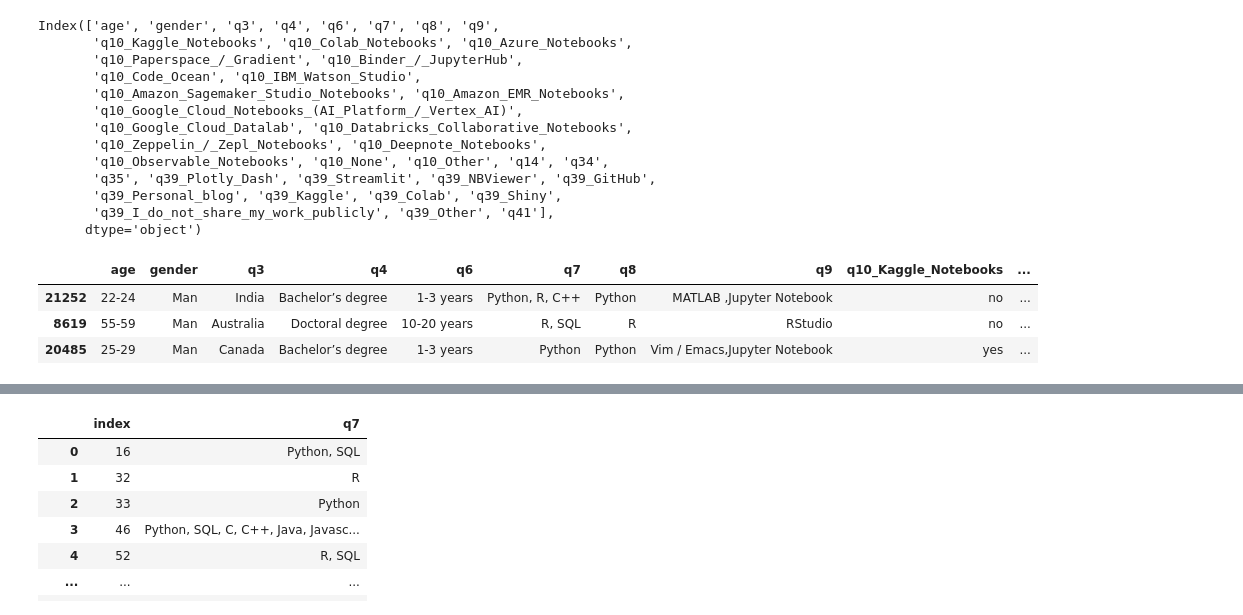
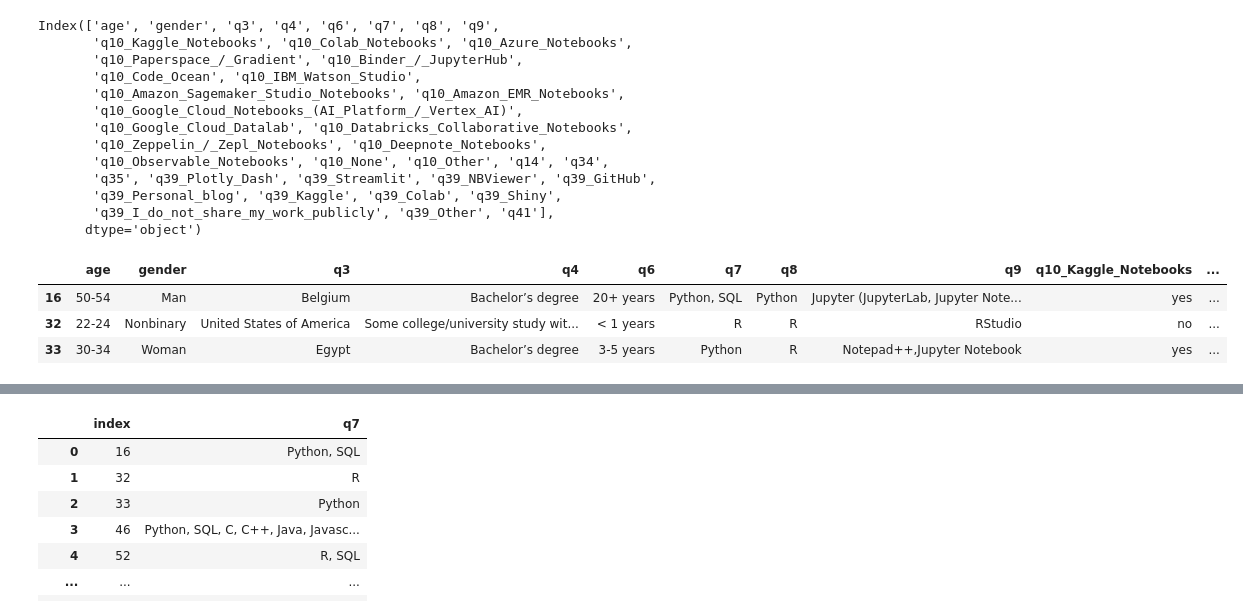
Before and after one commit to MaitaneP/adalab-da-modulo2-proyecto-equipo3, a Jupyter notebook: tratamiento_datos.ipynb, the cells around one changed output, grey strips where cells are left out. Drawn from its saved outputs; the diff is of its cells as text; code cells hidden in the pictures.

```diff
--- a/tratamiento_datos.ipynb
+++ b/tratamiento_datos.ipynb
@@ -69,12 +67,12 @@ df = yes_no(df, 8, 24)
 # %%
 df = yes_no(df, 28, 37)
 # %%
-df.sample(3)
+df.head(3)
 # %% [output]
 |  | age | gender | q3 | q4 | q6 | q7 | q8 | q9 | q10_Kaggle_Notebooks | ... |
-| 21252 | 22-24 | Man | India | Bachelor’s degree | 1-3 years | Python, R, C++ | Python | MATLAB ,Jupyter Notebook | no | ... |
-| 8619 | 55-59 | Man | Australia | Doctoral degree | 10-20 years | R, SQL | R | RStudio | no | ... |
-| 20485 | 25-29 | Man | Canada | Bachelor’s degree | 1-3 years | Python | Python | Vim / Emacs,Jupyter Notebook | yes | ... |
+| 16 | 50-54 | Man | Belgium | Bachelor’s degree | 20+ years | Python, SQL | Python | Jupyter (JupyterLab, Jupyter Note... | yes | ... |
+| 32 | 22-24 | Nonbinary | United States of America | Some college/university study wit... | < 1 years | R | R | RStudio | no | ... |
+| 33 | 30-34 | Woman | Egypt | Bachelor’s degree | 3-5 years | Python | R | Notepad++,Jupyter Notebook | yes | ... |
 # %%
 df.isnull().sum().reset_index().T
 # %% [output]
```
Also changed, not shown: parts of 19 cells of this notebook.
